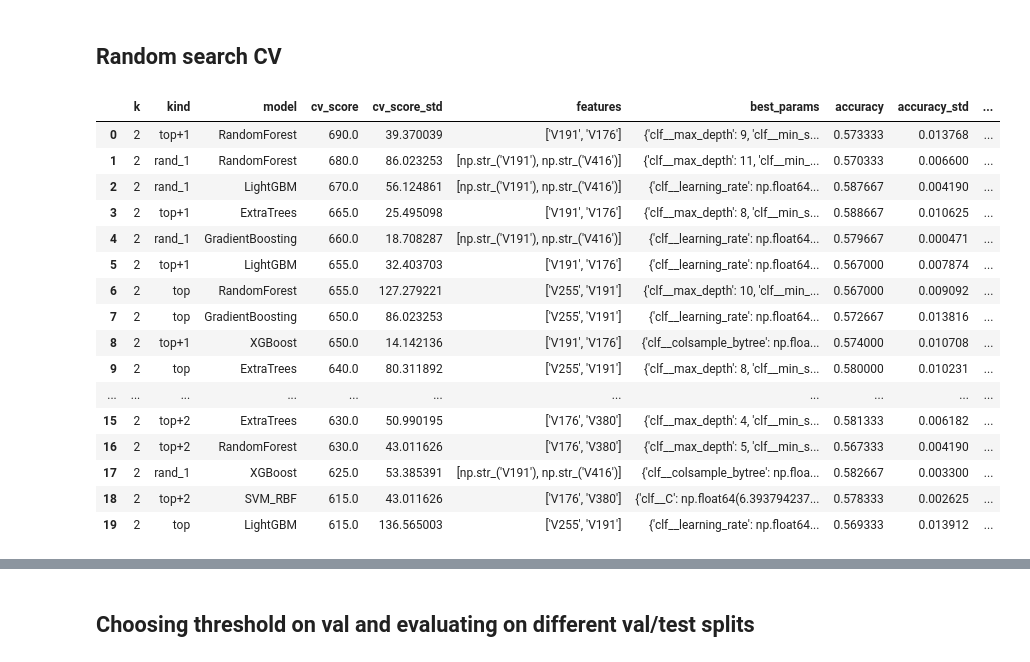
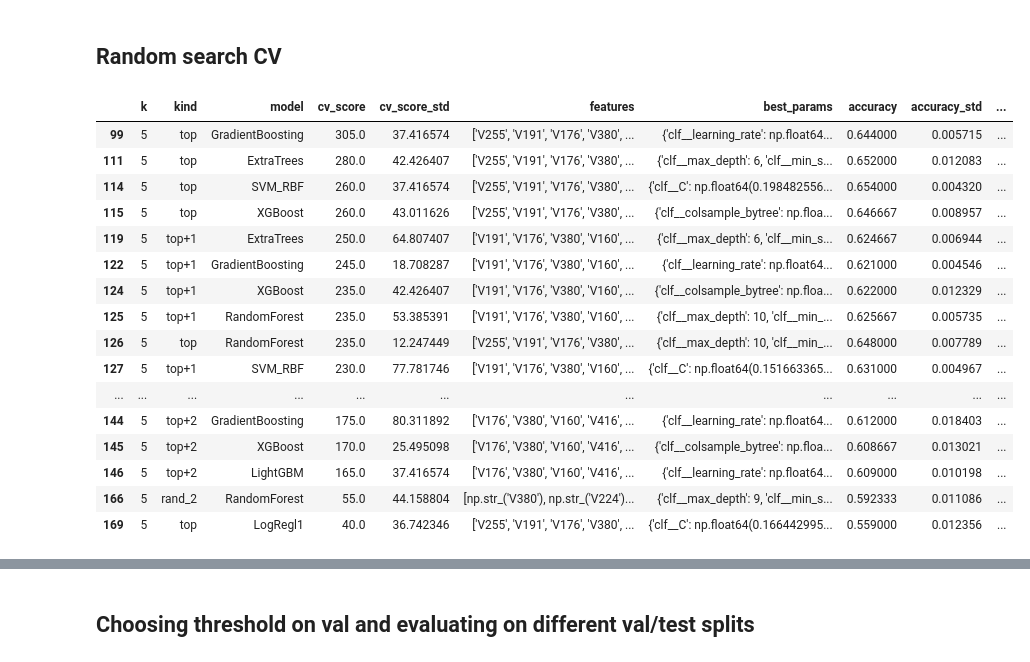
Before and after one commit to olaidczak/cost-sensitive-marketing, a Jupyter notebook: src/model/model_selection.ipynb, the cells around one changed output, grey strips where cells are left out. Saved outputs shown, nothing was run; the diff lists cells and outputs as text; code cells hidden in the pictures.

```diff
--- a/src/model/model_selection.ipynb
+++ b/src/model/model_selection.ipynb
@@ -108,28 +109,27 @@ results = perform_random_search_cv(X_train, y_train, seed=SEED, k_values=K_VALUE
 # %%
 results = pd.read_csv("cv_results_seed_3105.csv")
 top = 20
-results.head(top)
-# the top 20 models have score spread 690 - 615 = 75 points, the average std is ~58 points.
-# Std is nearly as large as the full ranking range - we cannot choose only based on noisy cv estimates.
-# the models here are very similar.
+# results.head(20)
+tmp = results[results["k"]==5].head(20)
+tmp
 # %% [output]
 |  | k | kind | model | cv_score | cv_score_std | features | best_params | accuracy | accuracy_std | ... |
-| 0 | 2 | top+1 | RandomForest | 690.0 | 39.370039 | ['V191', 'V176'] | {'clf__max_depth': 9, 'clf__min_s... | 0.573333 | 0.013768 | ... |
-| 1 | 2 | rand_1 | RandomForest | 680.0 | 86.023253 | [np.str_('V191'), np.str_('V416')] | {'clf__max_depth': 11, 'clf__min_... | 0.570333 | 0.006600 | ... |
-| 2 | 2 | rand_1 | LightGBM | 670.0 | 56.124861 | [np.str_('V191'), np.str_('V416')] | {'clf__learning_rate': np.float64... | 0.587667 | 0.004190 | ... |
-| 3 | 2 | top+1 | ExtraTrees | 665.0 | 25.495098 | ['V191', 'V176'] | {'clf__max_depth': 8, 'clf__min_s... | 0.588667 | 0.010625 | ... |
-| 4 | 2 | rand_1 | GradientBoosting | 660.0 | 18.708287 | [np.str_('V191'), np.str_('V416')] | {'clf__learning_rate': np.float64... | 0.579667 | 0.000471 | ... |
-| 5 | 2 | top+1 | LightGBM | 655.0 | 32.403703 | ['V191', 'V176'] | {'clf__learning_rate': np.float64... | 0.567000 | 0.007874 | ... |
-| 6 | 2 | top | RandomForest | 655.0 | 127.279221 | ['V255', 'V191'] | {'clf__max_depth': 10, 'clf__min_... | 0.567000 | 0.009092 | ... |
-| 7 | 2 | top | GradientBoosting | 650.0 | 86.023253 | ['V255', 'V191'] | {'clf__learning_rate': np.float64... | 0.572667 | 0.013816 | ... |
-| 8 | 2 | top+1 | XGBoost | 650.0 | 14.142136 | ['V191', 'V176'] | {'clf__colsample_bytree': np.floa... | 0.574000 | 0.010708 | ... |
-| 9 | 2 | top | ExtraTrees | 640.0 | 80.311892 | ['V255', 'V191'] | {'clf__max_depth': 8, 'clf__min_s... | 0.580000 | 0.010231 | ... |
+| 99 | 5 | top | GradientBoosting | 305.0 | 37.416574 | ['V255', 'V191', 'V176', 'V380', ... | {'clf__learning_rate': np.float64... | 0.644000 | 0.005715 | ... |
+| 111 | 5 | top | ExtraTrees | 280.0 | 42.426407 | ['V255', 'V191', 'V176', 'V380', ... | {'clf__max_depth': 6, 'clf__min_s... | 0.652000 | 0.012083 | ... |
+| 114 | 5 | top | SVM_RBF | 260.0 | 37.416574 | ['V255', 'V191', 'V176', 'V380', ... | {'clf__C': np.float64(0.198482556... | 0.654000 | 0.004320 | ... |
+| 115 | 5 | top | XGBoost | 260.0 | 43.011626 | ['V255', 'V191', 'V176', 'V380', ... | {'clf__colsample_bytree': np.floa... | 0.646667 | 0.008957 | ... |
+| 119 | 5 | top+1 | ExtraTrees | 250.0 | 64.807407 | ['V191', 'V176', 'V380', 'V160', ... | {'clf__max_depth': 6, 'clf__min_s... | 0.624667 | 0.006944 | ... |
+| 122 | 5 | top+1 | GradientBoosting | 245.0 | 18.708287 | ['V191', 'V176', 'V380', 'V160', ... | {'clf__learning_rate': np.float64... | 0.621000 | 0.004546 | ... |
+| 124 | 5 | top+1 | XGBoost | 235.0 | 42.426407 | ['V191', 'V176', 'V380', 'V160', ... | {'clf__colsample_bytree': np.floa... | 0.622000 | 0.012329 | ... |
+| 125 | 5 | top+1 | RandomForest | 235.0 | 53.385391 | ['V191', 'V176', 'V380', 'V160', ... | {'clf__max_depth': 10, 'clf__min_... | 0.625667 | 0.005735 | ... |
+| 126 | 5 | top | RandomForest | 235.0 | 12.247449 | ['V255', 'V191', 'V176', 'V380', ... | {'clf__max_depth': 10, 'clf__min_... | 0.648000 | 0.007789 | ... |
+| 127 | 5 | top+1 | SVM_RBF | 230.0 | 77.781746 | ['V191', 'V176', 'V380', 'V160', ... | {'clf__C': np.float64(0.151663365... | 0.631000 | 0.004967 | ... |
 | ... | ... | ... | ... | ... | ... | ... | ... | ... | ... | ... |
-| 15 | 2 | top+2 | ExtraTrees | 630.0 | 50.990195 | ['V176', 'V380'] | {'clf__max_depth': 4, 'clf__min_s... | 0.581333 | 0.006182 | ... |
-| 16 | 2 | top+2 | RandomForest | 630.0 | 43.011626 | ['V176', 'V380'] | {'clf__max_depth': 5, 'clf__min_s... | 0.567333 | 0.004190 | ... |
-| 17 | 2 | rand_1 | XGBoost | 625.0 | 53.385391 | [np.str_('V191'), np.str_('V416')] | {'clf__colsample_bytree': np.floa... | 0.582667 | 0.003300 | ... |
-| 18 | 2 | top+2 | SVM_RBF | 615.0 | 43.011626 | ['V176', 'V380'] | {'clf__C': np.float64(6.393794237... | 0.578333 | 0.002625 | ... |
-| 19 | 2 | top | LightGBM | 615.0 | 136.565003 | ['V255', 'V191'] | {'clf__learning_rate': np.float64... | 0.569333 | 0.013912 | ... |
+| 144 | 5 | top+2 | GradientBoosting | 175.0 | 80.311892 | ['V176', 'V380', 'V160', 'V416', ... | {'clf__learning_rate': np.float64... | 0.612000 | 0.018403 | ... |
+| 145 | 5 | top+2 | XGBoost | 170.0 | 25.495098 | ['V176', 'V380', 'V160', 'V416', ... | {'clf__colsample_bytree': np.floa... | 0.608667 | 0.013021 | ... |
+| 146 | 5 | top+2 | LightGBM | 165.0 | 37.416574 | ['V176', 'V380', 'V160', 'V416', ... | {'clf__learning_rate': np.float64... | 0.609000 | 0.010198 | ... |
+| 166 | 5 | rand_2 | RandomForest | 55.0 | 44.158804 | [np.str_('V380'), np.str_('V224')... | {'clf__max_depth': 9, 'clf__min_s... | 0.592333 | 0.011086 | ... |
+| 169 | 5 | top | LogRegl1 | 40.0 | 36.742346 | ['V255', 'V191', 'V176', 'V380', ... | {'clf__C': np.float64(0.166442995... | 0.559000 | 0.012356 | ... |
 # %%
 sns.boxplot(data=results, x="k", y="cv_score")
 plt.title("CV score vs number of predictors in the model (k)")
```
Also changed, not shown: parts of 11 cells of this notebook, 2 other files.
